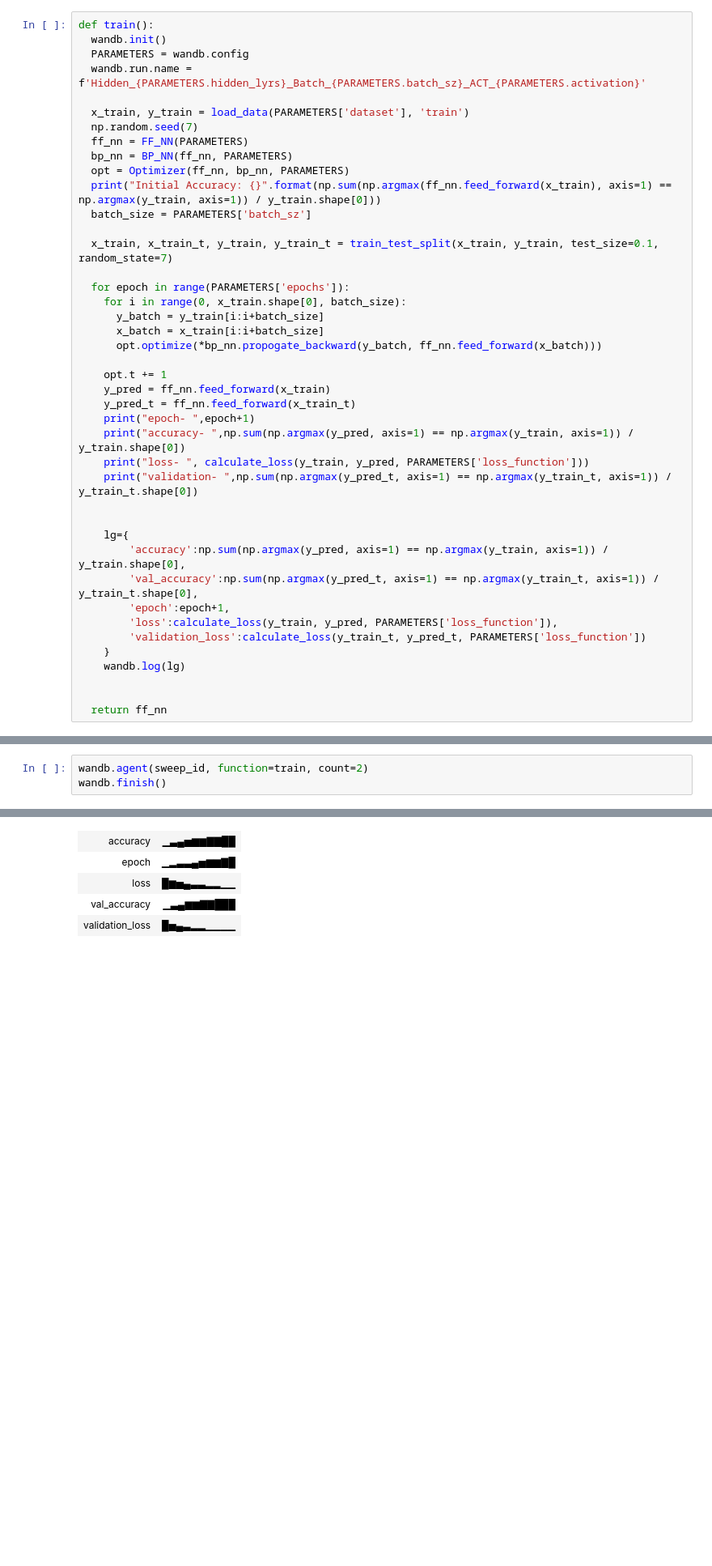
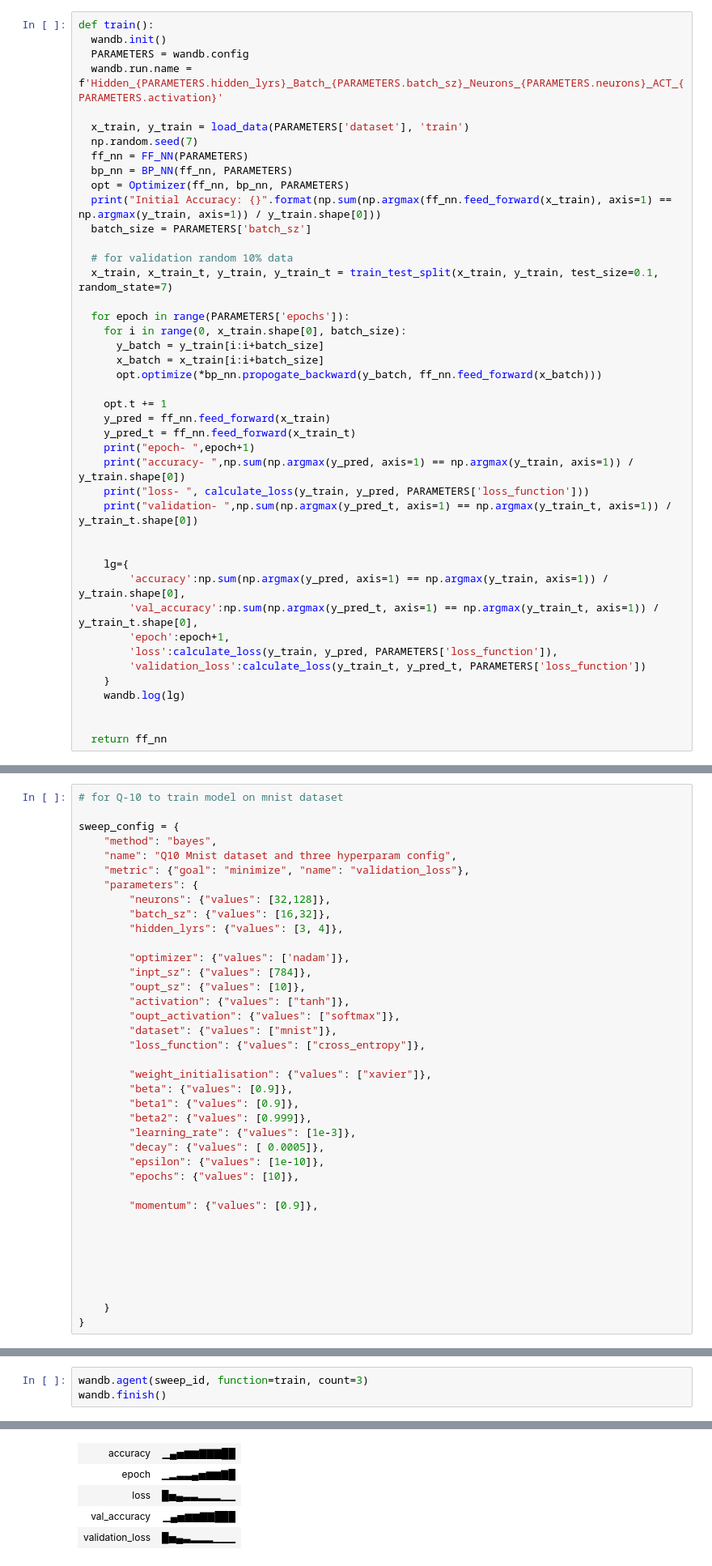
Before and after one commit to parthiv1933/DA6401_assignment_1, a Jupyter notebook: DA6401_Assignment_1.ipynb, the cells around one changed output, grey strips where cells are left out. Shown at 81% size. Cells and saved outputs as stored; diff of their text form; blank space fills up the shorter version.

Commit message:
Q10 model for MNIST dataset

```diff
--- a/DA6401_Assignment_1.ipynb
+++ b/DA6401_Assignment_1.ipynb
@@ -345,7 +345,7 @@ def calculate_loss(y, y_pred, loss_function):
 def train():
   wandb.init()
   PARAMETERS = wandb.config
-  wandb.run.name = f'Hidden_{PARAMETERS.hidden_lyrs}_Batch_{PARAMETERS.batch_sz}_ACT_{PARAMETERS.activation}'
+  wandb.run.name = f'Hidden_{PARAMETERS.hidden_lyrs}_Batch_{PARAMETERS.batch_sz}_Neurons_{PARAMETERS.neurons}_ACT_{PARAMETERS.activation}'
 
   x_train, y_train = load_data(PARAMETERS['dataset'], 'train')
   np.random.seed(7)
@@ -355,6 +355,7 @@ def train():
   print("Initial Accuracy: {}".format(np.sum(np.argmax(ff_nn.feed_forward(x_train), axis=1) == np.argmax(y_train, axis=1)) / y_train.shape[0]))
   batch_size = PARAMETERS['batch_sz']
 
+  # for validation random 10% data
   x_train, x_train_t, y_train, y_train_t = train_test_split(x_train, y_train, test_size=0.1, random_state=7)
 
   for epoch in range(PARAMETERS['epochs']):
@@ -442,3 +446,41 @@ sweep_config = {
+# %%
+# for Q-10 to train model on mnist dataset
+
+sweep_config = {
+    "method": "bayes",
+    "name": "Q10 Mnist dataset and three hyperparam config",
+    "metric": {"goal": "minimize", "name": "validation_loss"},
+    "parameters": {
+        "neurons": {"values": [32,128]},
+        "batch_sz": {"values": [16,32]},
+        "hidden_lyrs": {"values": [3, 4]},
+
+        "optimizer": {"values": ['nadam']},
+        "inpt_sz": {"values": [784]},
+        "oupt_sz": {"values": [10]},
+        "activation": {"values": ["tanh"]},
+        "oupt_activation": {"values": ["softmax"]},
+        "dataset": {"values": ["mnist"]},
+        "loss_function": {"values": ["cross_entropy"]},
+
+        "weight_initialisation": {"values": ["xavier"]},
+        "beta": {"values": [0.9]},
+        "beta1": {"values": [0.9]},
+        "beta2": {"values": [0.999]},
+        "learning_rate": {"values": [1e-3]},
+        "decay": {"values": [ 0.0005]},
+        "epsilon": {"values": [1e-10]},
+        "epochs": {"values": [10]},
+
+        "momentum": {"values": [0.9]},
+
+
+
+
+
+
+    }
+}
 # %%
 sweep_id = wandb.sweep(sweep_config, project="DA6401_Assignment_1")
 # %% [output]
@@ -447,4 +489,4 @@ Sweep URL: https://wandb.ai/parthiv1933-indian-institute-of-technology-madras/DA
 # %%
-wandb.agent(sweep_id, function=train, count=2)
+wandb.agent(sweep_id, function=train, count=3)
 wandb.finish()
 # %% [output]
@@ -495,8 +537,8 @@ validation-  0.8871666666666667
 [interactive output not drawn]
 Run history:
-| accuracy | ▁▃▄▅▆▆▇▇██ |
+| accuracy | ▁▄▅▆▆▇▇▇██ |
 | epoch | ▁▂▃▃▄▅▆▆▇█ |
-| loss | █▆▅▄▃▃▂▂▁▁ |
-| val_accuracy | ▁▃▄▆▆▇▇███ |
-| validation_loss | █▅▄▃▂▂▁▁▁▁ |
+| loss | █▅▄▃▃▂▂▂▁▁ |
+| val_accuracy | ▁▄▅▆▆▇▇███ |
+| validation_loss | █▅▄▃▂▂▂▁▁▁ |
 Run summary:
```
Also changed, not shown: parts of 4 cells of this notebook.
